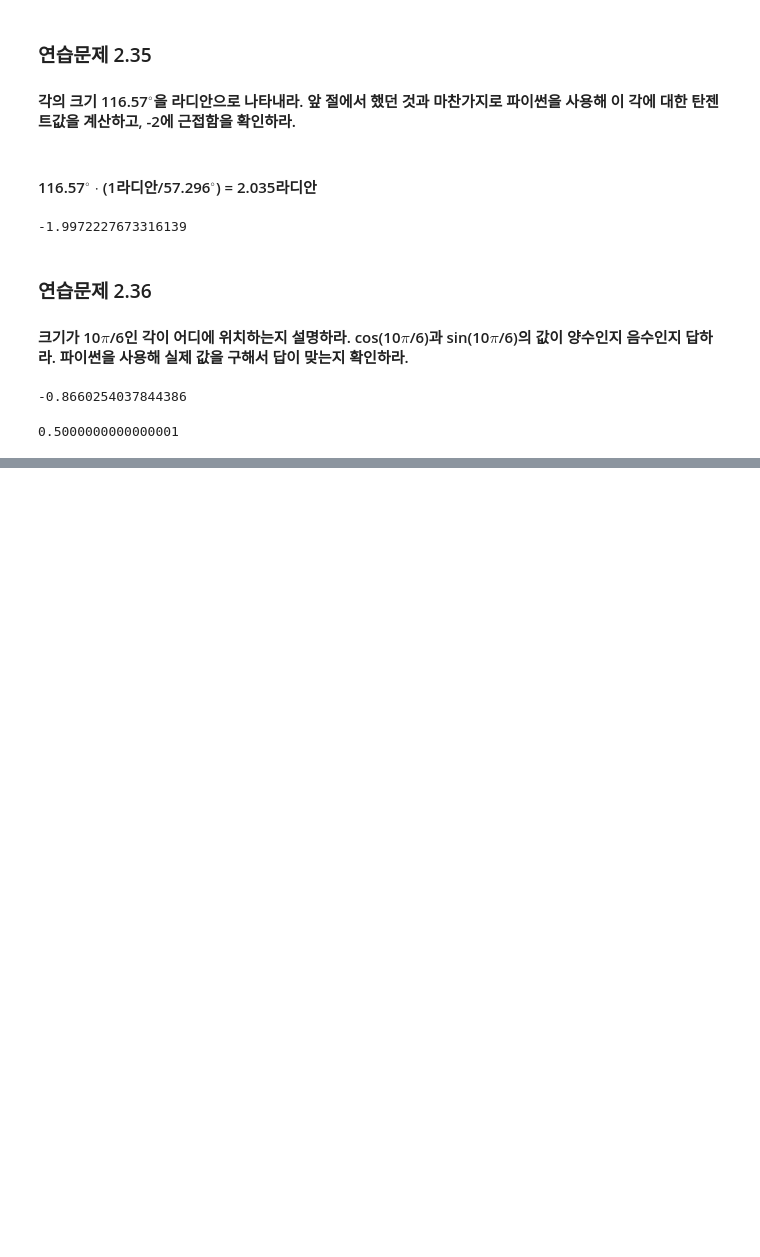
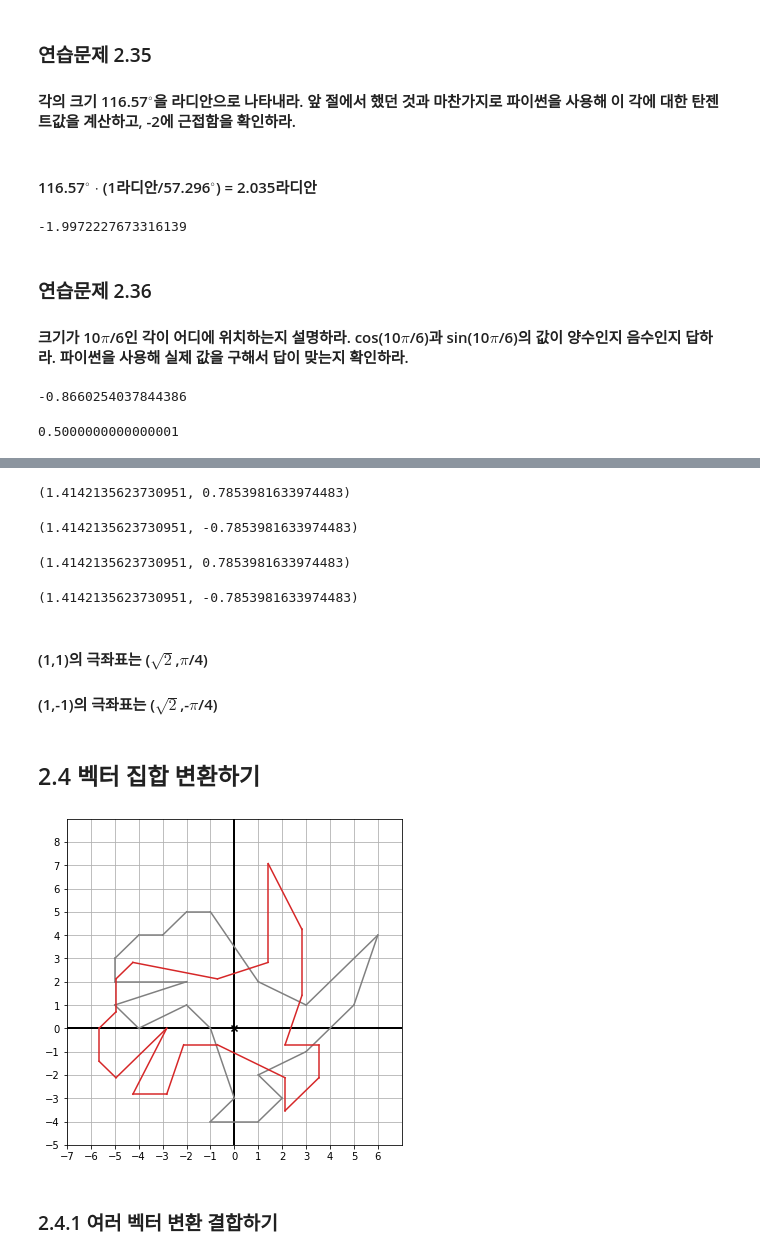
Before and after one commit to lhk6565/Math-for-Programmers, a Jupyter notebook: Part 1/Chapter 02/Chapter 02 Walkthrough.ipynb, the cells around one changed output, grey strips where cells are left out. Saved outputs shown, nothing was run; the diff lists cells and outputs as text; code cells hidden in the pictures; blank space fills up the shorter version.

```diff
--- a/Part 1/Chapter 02/Chapter 02 Walkthrough.ipynb
+++ b/Part 1/Chapter 02/Chapter 02 Walkthrough.ipynb
@@ -476,0 +532,34 @@ cos(10*pi/6)
+# %%
+to_polar((1,1))
+# %% [output]
+(1.4142135623730951, 0.7853981633974483)
+# %%
+to_polar((1,-1))
+# %% [output]
+(1.4142135623730951, -0.7853981633974483)
+# %%
+#compare to
+(sqrt(2), pi/4)
+# %% [output]
+(1.4142135623730951, 0.7853981633974483)
+# %%
+(sqrt(2), -pi/4)
+# %% [output]
+(1.4142135623730951, -0.7853981633974483)
+# %% [markdown]
+#### (1,1)의 극좌표는 ($\sqrt2$,$\pi$/4)
+#### (1,-1)의 극좌표는 ($\sqrt2$,-$\pi$/4)
+# %% [markdown]
+## 2.4 벡터 집합 변환하기
+# %%
+rotation_angle = pi/4
+dino_polar = [to_polar(v) for v in dino_vectors]
+dino_rotated_polar = [(l,angle + rotation_angle) for l,angle in dino_polar]
+dino_rotated = [to_cartesian(p) for p in dino_rotated_polar]
+draw(
+    Polygon(*dino_vectors, color=gray),
+    Polygon(*dino_rotated, color=red))
+# %% [output]
+[figure, added]
+# %% [markdown]
+### 2.4.1 여러 벡터 변환 결합하기
```
Also changed, not shown: parts of 24 cells of this notebook.
